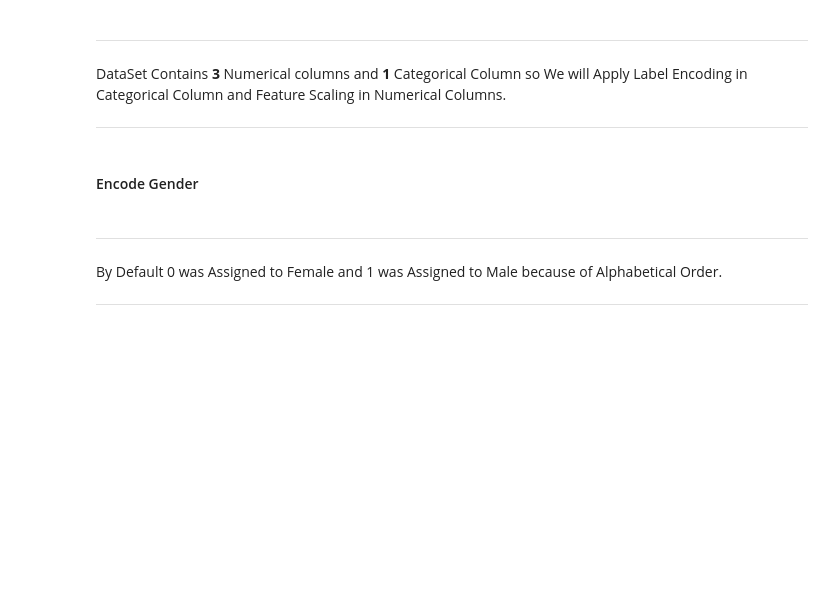
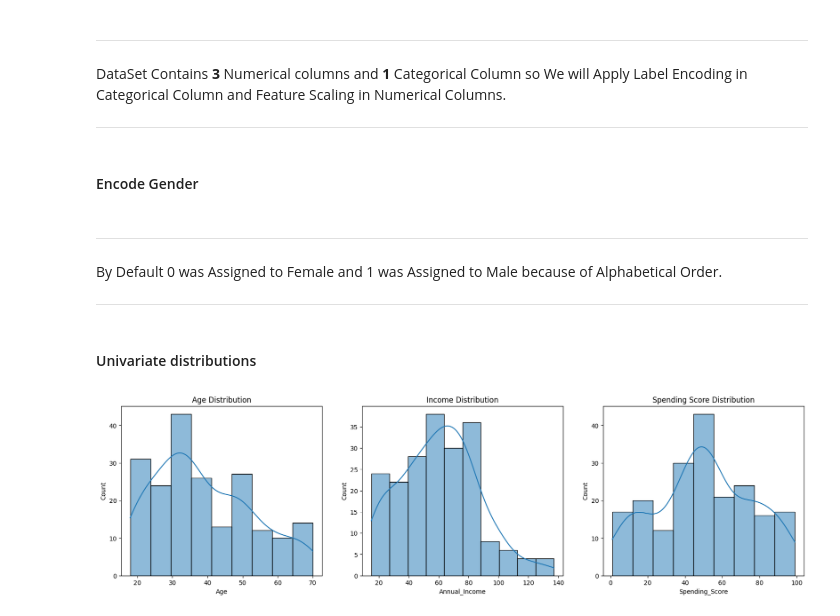
Before and after one commit to Deepvejpara/Mall_Customer_Segmentation, a Jupyter notebook: main.ipynb, the cells around one changed output. Drawn from its saved outputs; the diff is of its cells as text; code cells hidden in the pictures; blank space fills up the shorter version.

```diff
--- a/main.ipynb
+++ b/main.ipynb
@@ -73,3 +73,5 @@ df['Gender'] = le.fit_transform(df['Gender'])
 By Default 0 was Assigned to Female and 1 was Assigned to Male because of Alphabetical Order.
 
 ---
+# %% [markdown]
+#### Univariate distributions
@@ -75,0 +81,16 @@ By Default 0 was Assigned to Female and 1 was Assigned to Male because of Alphab
+# %%
+_,ax = plt.subplots(1,3,figsize=(20,5))
+
+sns.histplot(data=df,x='Age',ax=ax[0],kde=True)
+ax[0].set_title('Age Distribution')
+
+sns.histplot(data=df,x='Annual_Income',ax=ax[1],kde=True)
+ax[1].set_title('Income Distribution')
+
+sns.histplot(data=df,x='Spending_Score',ax=ax[2],kde=True)
+ax[2].set_title('Spending Score Distribution')
+
+plt.savefig('figure/Data_Distribution.png',dpi=300)
+plt.show()
+# %% [output]
+[figure, added]
```
Also changed, not shown: parts of 8 cells of this notebook, 1 other file.
